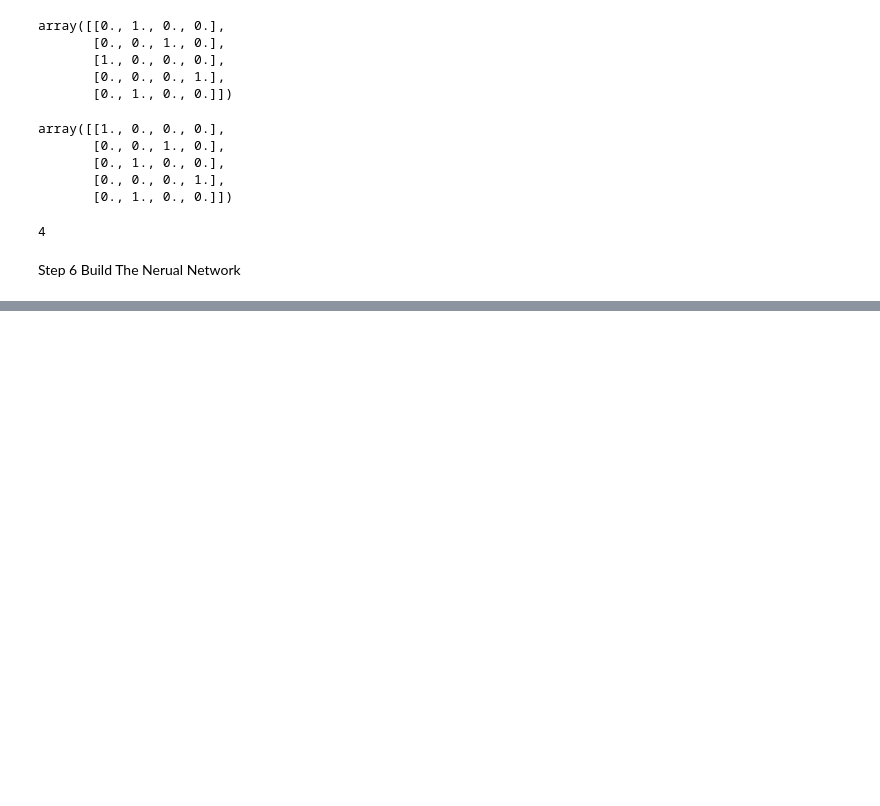
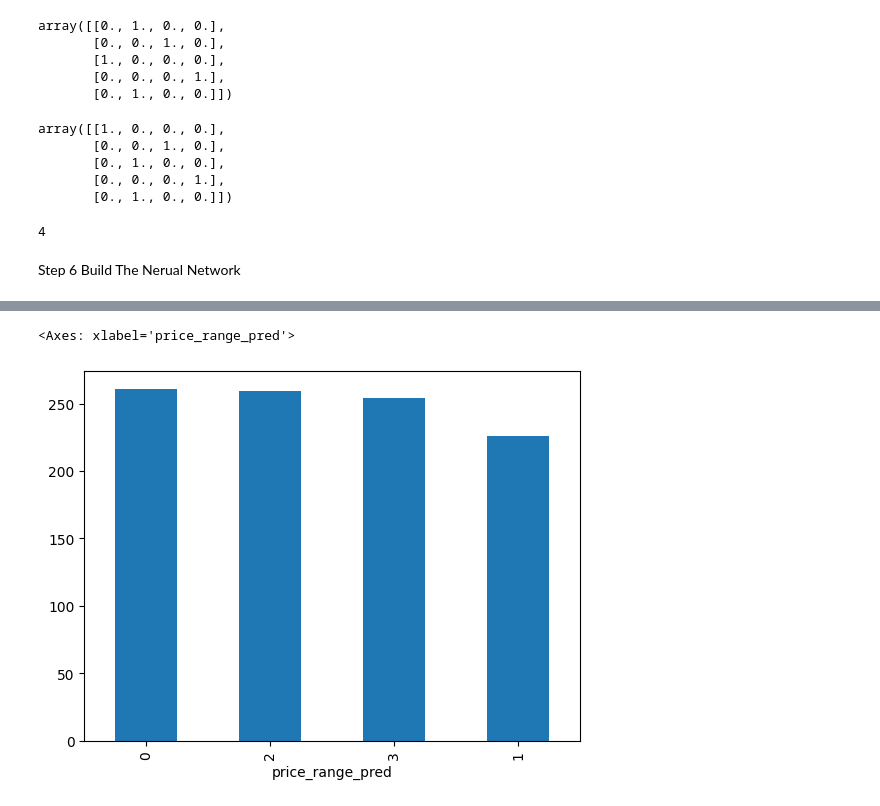
Before and after one commit to AKVITA380/Deep-Learning-6-July-2024, a Jupyter notebook: Multiclassification.ipynb, the cells around one changed output, grey strips where cells are left out. Drawn from its saved outputs; the diff is of its cells as text; code cells hidden in the pictures; blank space fills up the shorter version.

```diff
--- a/Multiclassification.ipynb
+++ b/Multiclassification.ipynb
@@ -262,0 +468,2 @@ model.compile(optimizer='adam',
+# %%
+probs = model.predict(xnew2_pre)
@@ -262,0 +481,3 @@ model.compile(optimizer='adam',
+# %%
+preds = np.argmax(probs, axis=1)
+preds[0:5]
@@ -262,0 +486,2 @@ model.compile(optimizer='adam',
+# %%
+max_probs = np.max(probs, axis=1)
@@ -262,0 +493,5 @@ model.compile(optimizer='adam',
+# %%
+df_final = xnew[['id']]
+df_final['price_range_pred'] = preds
+df_final['prob'] = max_probs
+df_final
@@ -262,0 +512,5 @@ model.compile(optimizer='adam',
+# %%
+df_final['price_range_pred'].value_counts().plot(kind='bar')
+# %% [output]
+<Axes: xlabel='price_range_pred'>
+[figure, added]
```
Also changed, not shown: parts of 37 cells of this notebook.
